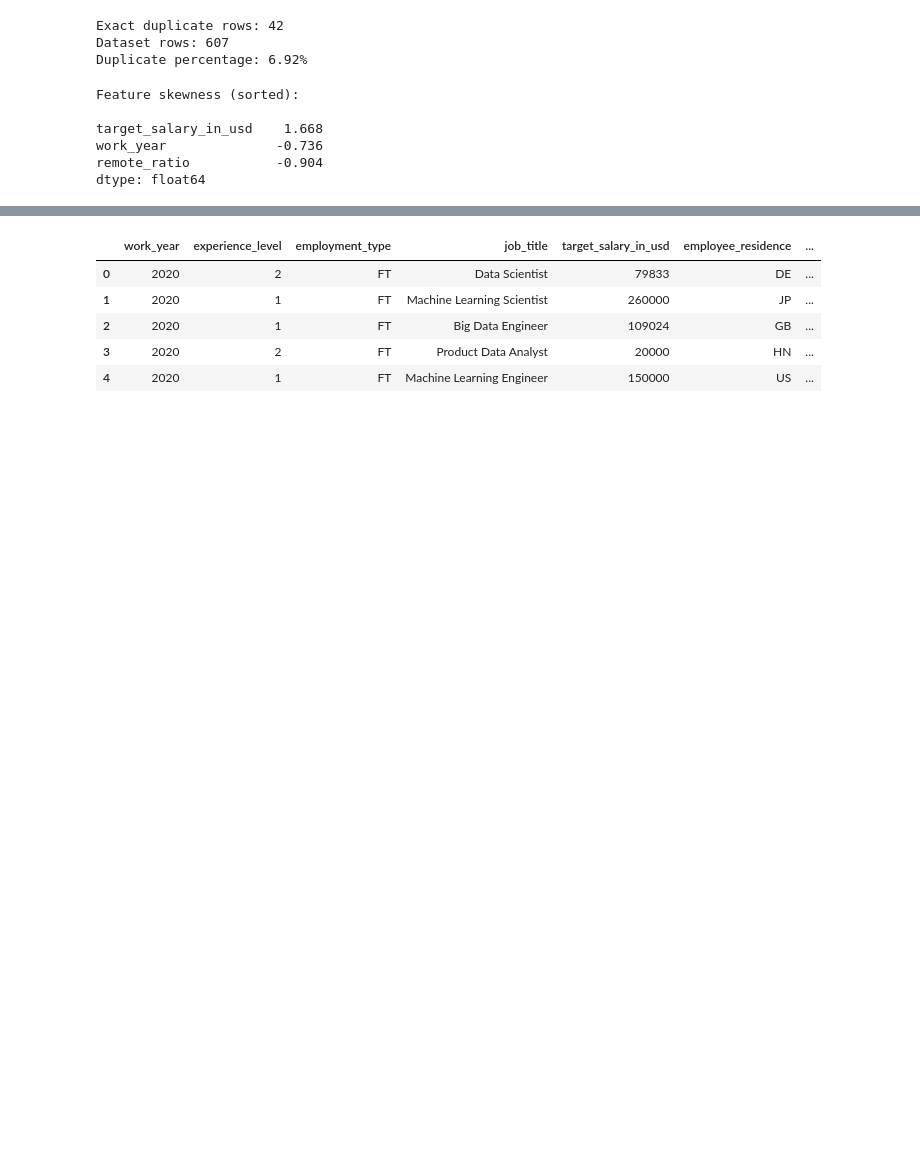
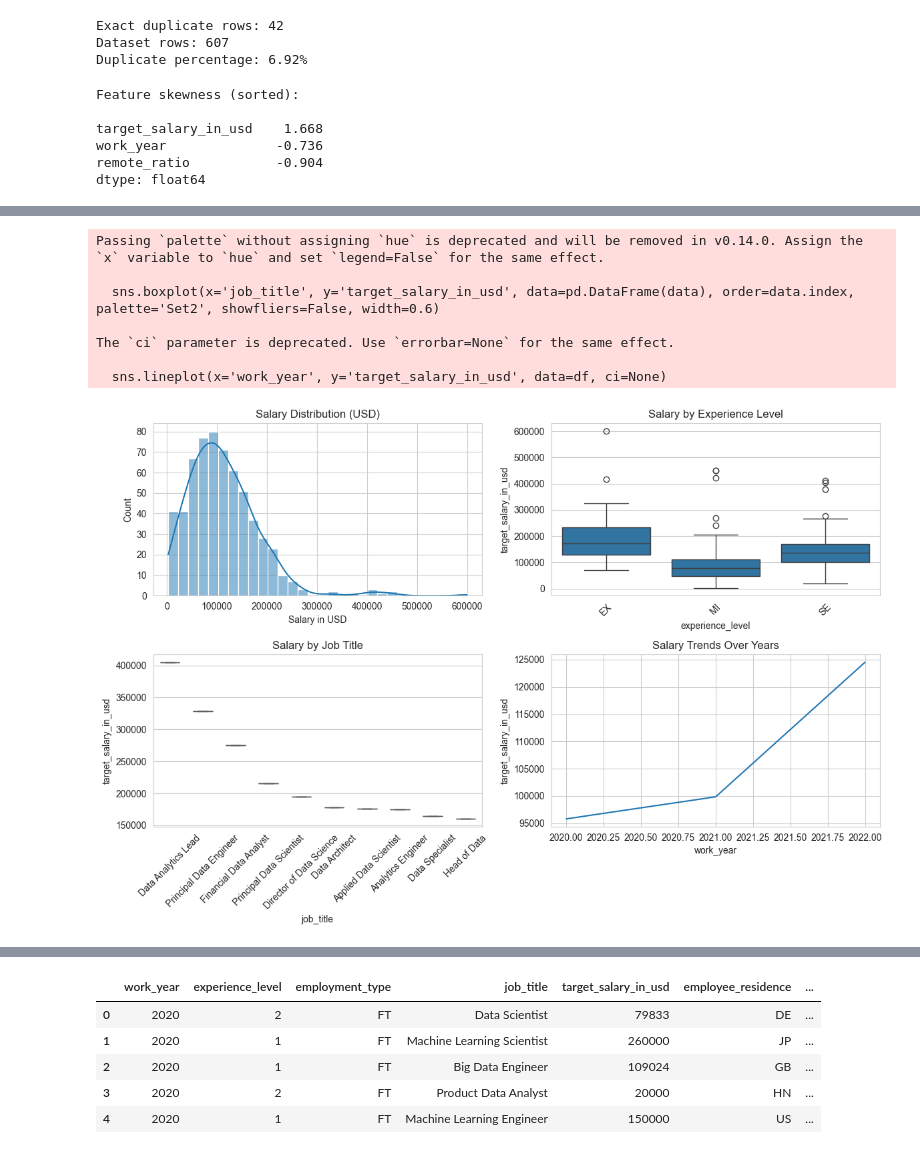
Before and after one commit to TarekAljundi/salary_prediction_app, a Jupyter notebook: notebooks/notebook.ipynb, the cells around one changed output, grey strips where cells are left out. Drawn from its saved outputs; the diff is of its cells as text; code cells hidden in the pictures; blank space fills up the shorter version.

```diff
--- a/notebooks/notebook.ipynb
+++ b/notebooks/notebook.ipynb
@@ -96,2 +123,40 @@ dtype: float64
+# %%
+sns.set_style('whitegrid')
+plt.figure(figsize=(12, 8))
+
+plt.subplot(2, 2, 1)
+sns.histplot(df['target_salary_in_usd'], kde=True, bins=30)
+plt.title('Salary Distribution (USD)')
+plt.xlabel('Salary in USD')
+
+plt.subplot(2, 2, 2)
+sns.boxplot(x='experience_level', y='target_salary_in_usd', data=df, order=['EX', 'MI', 'SE', 'EX'])
+plt.title('Salary by Experience Level')
+plt.xticks(rotation=45)
+
+
+plt.subplot(2, 2, 3)
+sns.boxplot(x='job_title', y='target_salary_in_usd', data=pd.DataFrame(data), order=data.index, palette='Set2', showfliers=False, width=0.6)
+plt.title('Salary by Job Title')
+plt.xticks(rotation=45)
+
+
+plt.subplot(2, 2, 4)
+sns.lineplot(x='work_year', y='target_salary_in_usd', data=df, ci=None)
+plt.title('Salary Trends Over Years')
+
+plt.tight_layout()
+chart_path = "../charts/salary_analysis.png"
+plt.savefig(chart_path)
+plt.show()
+# %% [output]
+Passing `palette` without assigning `hue` is deprecated and will be removed in v0.14.0. Assign the `x` variable to `hue` and set `legend=False` for the same effect.
+
+  sns.boxplot(x='job_title', y='target_salary_in_usd', data=pd.DataFrame(data), order=data.index, palette='Set2', showfliers=False, width=0.6)
+
+The `ci` parameter is deprecated. Use `errorbar=None` for the same effect.
+
+  sns.lineplot(x='work_year', y='target_salary_in_usd', data=df, ci=None)
+[figure, added]
 # %%
 plt.figure(figsize=(8,5))
```
Also changed, not shown: parts of 9 cells of this notebook, 12 other files.
